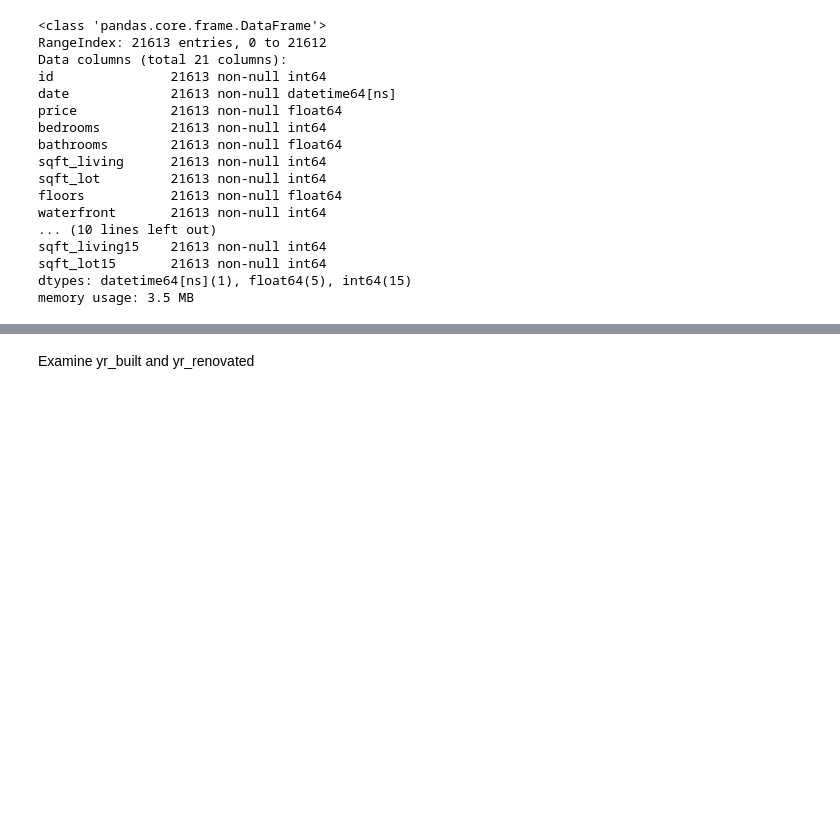
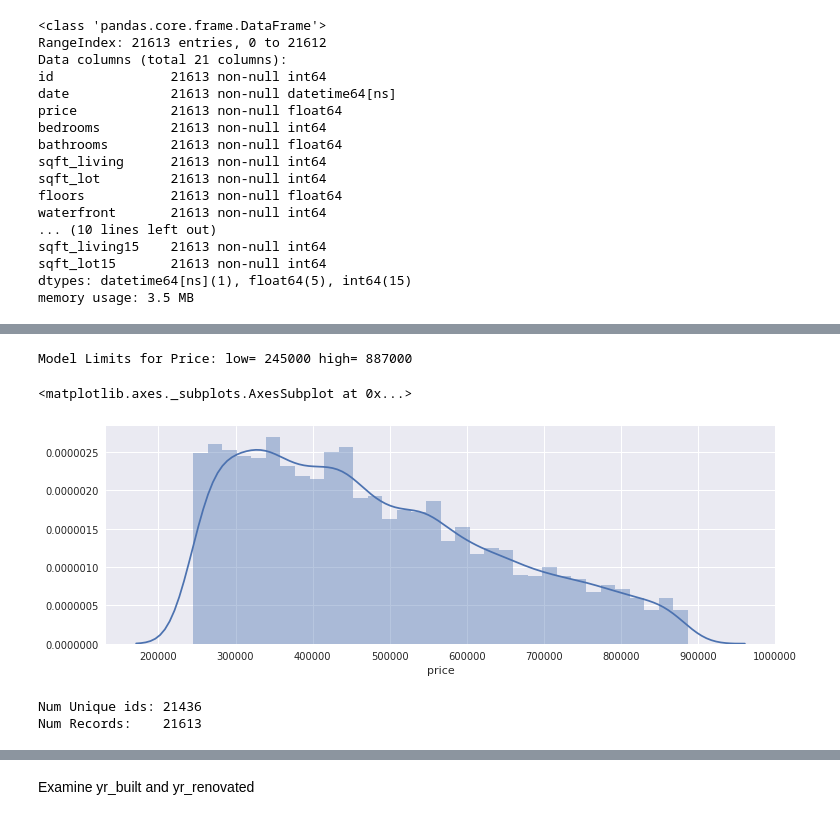
Before and after one commit to sdiehl28/Scikit-Learn-Workflow, a Jupyter notebook: projects/king_county_house/CV_Pipeline.ipynb, the cells around one changed output, grey strips where cells are left out. Cells and saved outputs as stored; diff of their text form; code cells hidden in the pictures; blank space fills up the shorter version.

```diff
--- a/projects/king_county_house/CV_Pipeline.ipynb
+++ b/projects/king_county_house/CV_Pipeline.ipynb
@@ -153,0 +100,23 @@ all_data = all_data.drop(['id', 'date'], axis=1)
+# %%
+# Keep middle 80% by price
+price = all_data['price']
+low, high = price.quantile([0.1, 0.9])
+print(f'Model Limits for Price: low={low: .0f} high={high: .0f}')
+price_filter = (price >= low) & (price <= high)
+data = all_data[price_filter]
+# %% [output]
+Model Limits for Price: low= 245000 high= 887000
+# %%
+# view the filtered price values
+plt.figure(figsize=(12,4))
+sns.distplot(data['price'])
+# %% [output]
+<matplotlib.axes._subplots.AxesSubplot at 0x...>
+[figure, added]
+# %%
+# Examine the id field
+print(f'Num Unique ids: {all_data["id"].nunique()}')
+print(f'Num Records:    {all_data["id"].count()}')
+# %% [output]
+Num Unique ids: 21436
+Num Records:    21613
```
Also changed, not shown: parts of 69 cells of this notebook.
